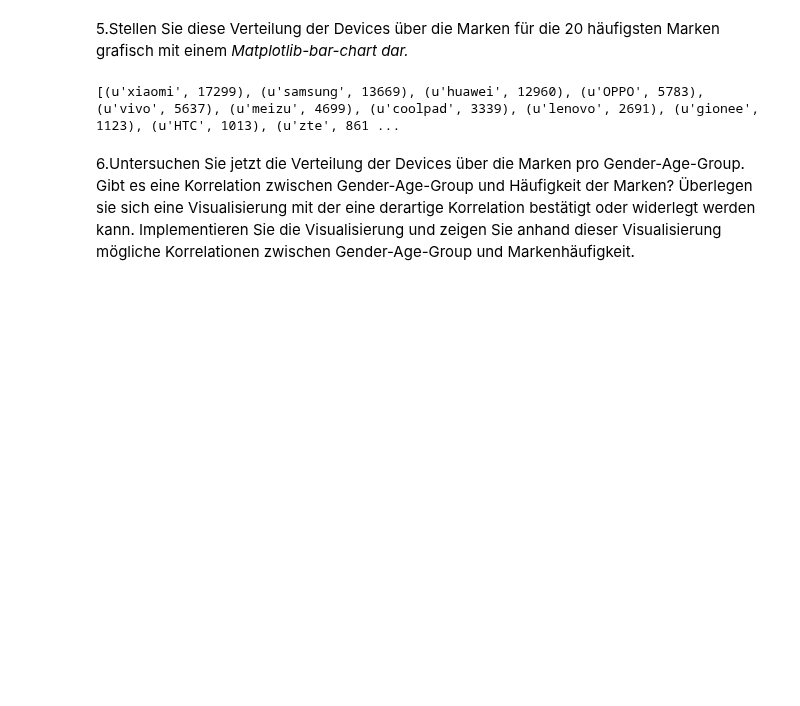
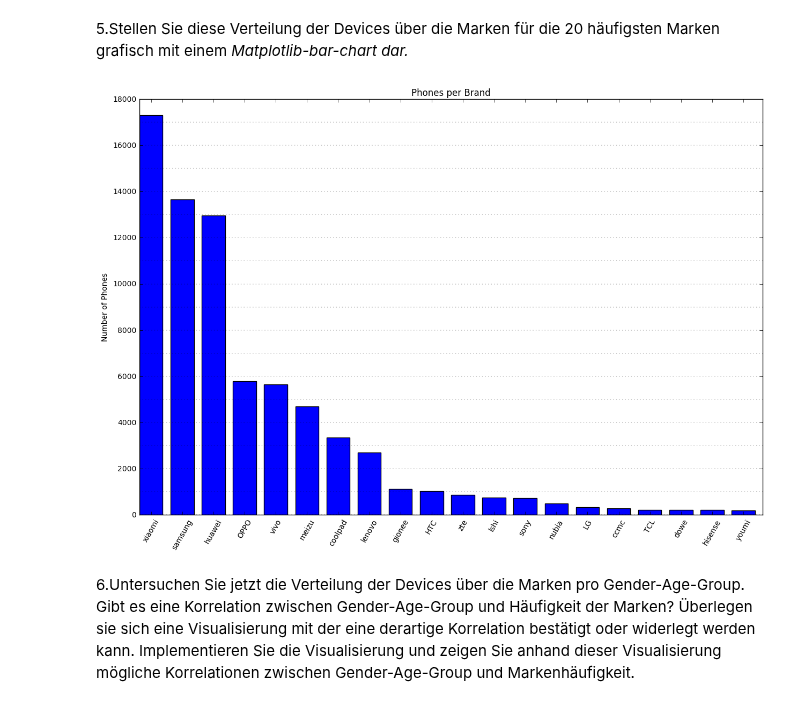
Before and after one commit to timgrossmann/data_mining, a Jupyter notebook: gender_age_prep/VersuchMobileUsers.ipynb, the cells around one changed output. Drawn from its saved outputs; the diff is of its cells as text; code cells hidden in the pictures; blank space fills up the shorter version.

```diff
--- a/gender_age_prep/VersuchMobileUsers.ipynb
+++ b/gender_age_prep/VersuchMobileUsers.ipynb
@@ -241,17 +257,38 @@ MIL            1
 Name: phone_brand, dtype: int64
 # %% [markdown]
 5.Stellen Sie diese Verteilung der Devices über die Marken für die 20 häufigsten Marken grafisch mit einem *Matplotlib-bar-chart dar.*
-# %%
-import matplotlib.pyplot as plt
-
-gender_age_train_brand = pd.read_csv('data/gender_age_brand_train.csv', encoding='utf-8')
-most_used = gender_age_train_brand['phone_brand'].value_counts()[:20]
-
-phone_brands = most_used.keys()
-brand_counts = list(most_used)
-
-print zip(phone_brands, brand_counts)
-# %% [output]
-[(u'xiaomi', 17299), (u'samsung', 13669), (u'huawei', 12960), (u'OPPO', 5783), (u'vivo', 5637), (u'meizu', 4699), (u'coolpad', 3339), (u'lenovo', 2691), (u'gionee', 1123), (u'HTC', 1013), (u'zte', 861 ...
+# %%
+import numpy as np
+import matplotlib.pyplot as plt
+
+gender_age_train_brand = pd.read_csv('data/gender_age_brand_train.csv', encoding='utf-8')
+most_used = gender_age_train_brand['phone_brand'].value_counts()[:20]
+
+phone_brands = most_used.keys()
+brand_counts = list(most_used)
+
+N = len(phone_brands)
+
+ind = np.arange(N)
+width = 1.5
+
+fig, ax = plt.subplots()
+
+fig.set_figwidth(15)
+fig.set_figheight(10)
+
+for i in np.arange(0, 18000, 1000):
+    ax.axhline(y=i,color='k', linewidth=0.3, ls='dotted')
+
+rects1 = ax.bar(ind * 2, brand_counts, width, color='b')
+
+ax.set_ylabel('Number of Phones')
+ax.set_title('Phones per Brand')
+ax.set_xticks(ind * 2 + width / 2)
+ax.set_xticklabels(phone_brands, rotation=60)
+
+plt.show()
+# %% [output]
+[figure, added]
 # %% [markdown]
 6.Untersuchen Sie jetzt die Verteilung der Devices über die Marken pro Gender-Age-Group. Gibt es eine Korrelation zwischen Gender-Age-Group und Häufigkeit der Marken? Überlegen sie sich eine Visualisierung mit der eine derartige Korrelation bestätigt oder widerlegt werden kann. Implementieren Sie die Visualisierung und zeigen Sie anhand dieser Visualisierung mögliche Korrelationen zwischen Gender-Age-Group und Markenhäufigkeit.
```
Also changed, not shown: parts of 6 cells of this notebook.
